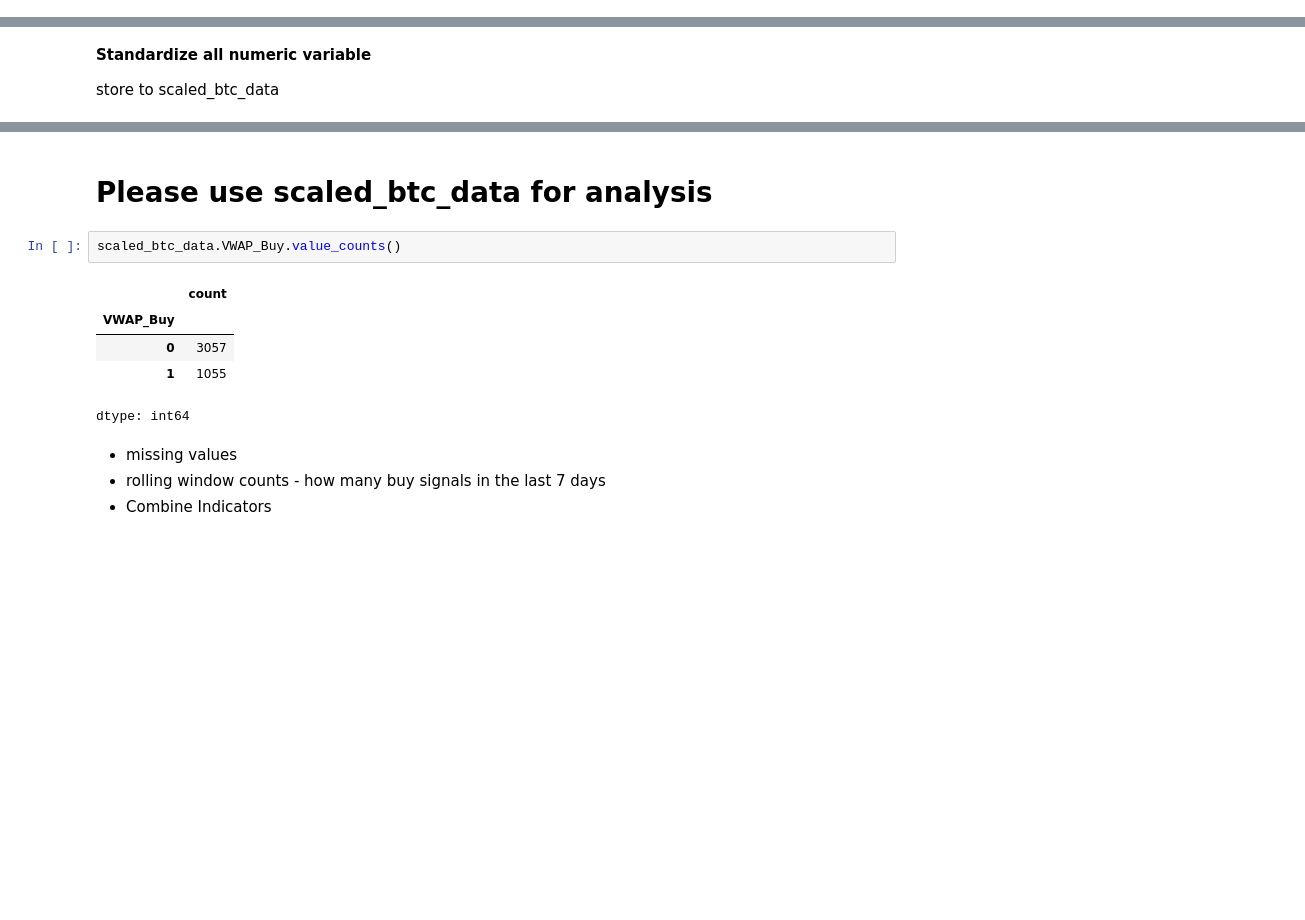
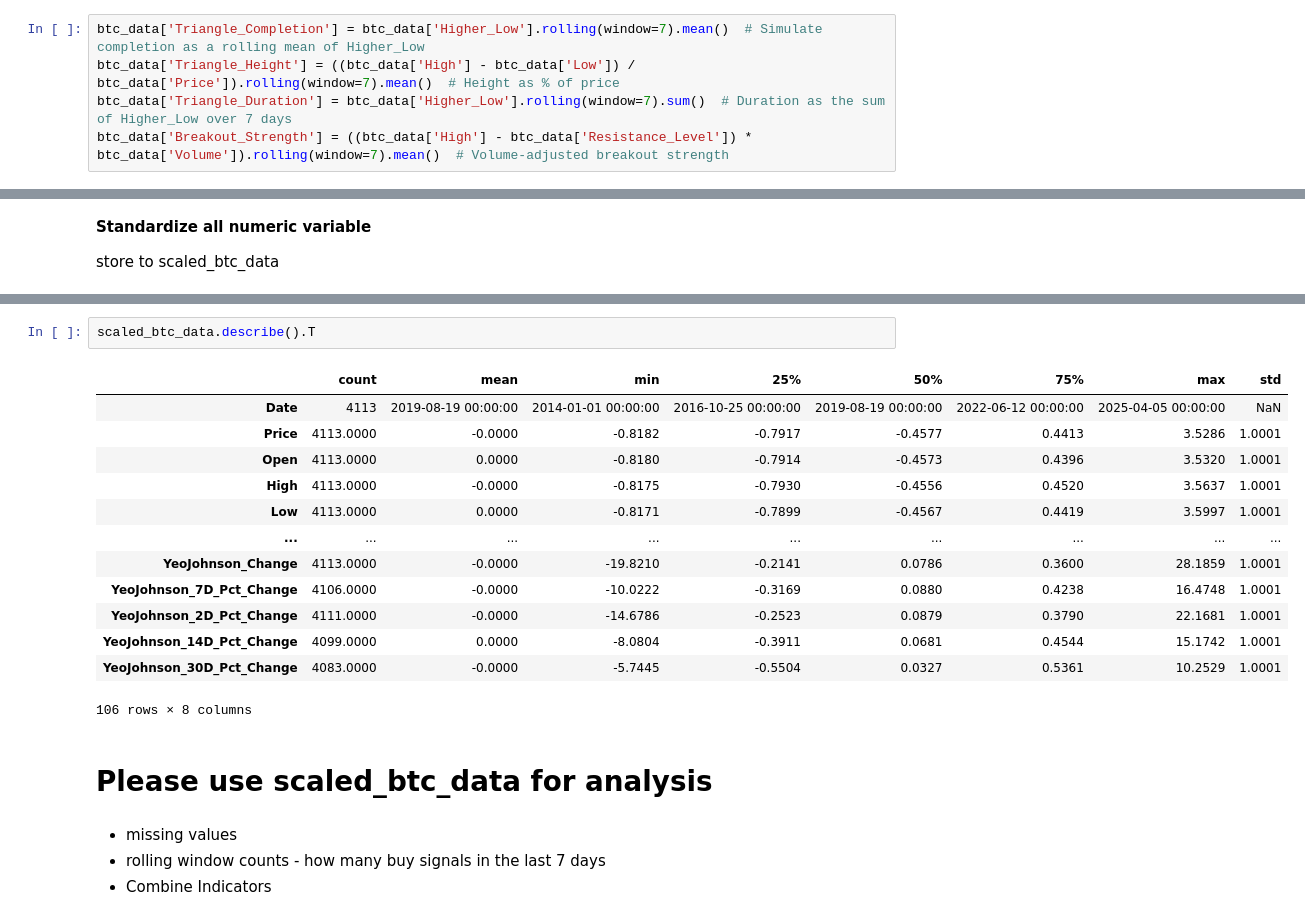
Before and after one commit to Rex-Chan99/Bitcoin_prediction, a Jupyter notebook: Master_dataset.ipynb, the cells around one changed output, grey strips where cells are left out. Saved outputs shown, nothing was run; the diff lists cells and outputs as text; blank space fills up the shorter version.

```diff
--- a/Master_dataset.ipynb
+++ b/Master_dataset.ipynb
@@ -418,0 +549,5 @@ btc_data["2D_Positive"] = (btc_data["2D_Pct_Change"] > 0).astype(int)  # 1 if po
+# %%
+btc_data['Triangle_Completion'] = btc_data['Higher_Low'].rolling(window=7).mean()  # Simulate completion as a rolling mean of Higher_Low
+btc_data['Triangle_Height'] = ((btc_data['High'] - btc_data['Low']) / btc_data['Price']).rolling(window=7).mean()  # Height as % of price
+btc_data['Triangle_Duration'] = btc_data['Higher_Low'].rolling(window=7).sum()  # Duration as the sum of Higher_Low over 7 days
+btc_data['Breakout_Strength'] = ((btc_data['High'] - btc_data['Resistance_Level']) * btc_data['Volume']).rolling(window=7).mean()  # Volume-adjusted breakout strength
@@ -562,13 +978,21 @@ scaled_btc_data.tail()
+# %%
+scaled_btc_data.describe().T
+# %% [output]
+|  | count | mean | min | 25% | 50% | 75% | max | std |
+| Date | 4113 | 2019-08-19 00:00:00 | 2014-01-01 00:00:00 | 2016-10-25 00:00:00 | 2019-08-19 00:00:00 | 2022-06-12 00:00:00 | 2025-04-05 00:00:00 | NaN |
+| Price | 4113.0000 | -0.0000 | -0.8182 | -0.7917 | -0.4577 | 0.4413 | 3.5286 | 1.0001 |
+| Open | 4113.0000 | 0.0000 | -0.8180 | -0.7914 | -0.4573 | 0.4396 | 3.5320 | 1.0001 |
+| High | 4113.0000 | -0.0000 | -0.8175 | -0.7930 | -0.4556 | 0.4520 | 3.5637 | 1.0001 |
+| Low | 4113.0000 | 0.0000 | -0.8171 | -0.7899 | -0.4567 | 0.4419 | 3.5997 | 1.0001 |
+| ... | ... | ... | ... | ... | ... | ... | ... | ... |
+| YeoJohnson_Change | 4113.0000 | -0.0000 | -19.8210 | -0.2141 | 0.0786 | 0.3600 | 28.1859 | 1.0001 |
+| YeoJohnson_7D_Pct_Change | 4106.0000 | -0.0000 | -10.0222 | -0.3169 | 0.0880 | 0.4238 | 16.4748 | 1.0001 |
+| YeoJohnson_2D_Pct_Change | 4111.0000 | -0.0000 | -14.6786 | -0.2523 | 0.0879 | 0.3790 | 22.1681 | 1.0001 |
+| YeoJohnson_14D_Pct_Change | 4099.0000 | 0.0000 | -8.0804 | -0.3911 | 0.0681 | 0.4544 | 15.1742 | 1.0001 |
+| YeoJohnson_30D_Pct_Change | 4083.0000 | -0.0000 | -5.7445 | -0.5504 | 0.0327 | 0.5361 | 10.2529 | 1.0001 |
+106 rows × 8 columns
 # %% [markdown]
 # **Please use scaled_btc_data for analysis**
-# %%
-scaled_btc_data.VWAP_Buy.value_counts()
-# %% [output]
-|  | count |
-| VWAP_Buy |  |
-| 0 | 3057 |
-| 1 | 1055 |
-dtype: int64
 # %% [markdown]
 - missing values
 - rolling window counts - how many buy signals in the last 7 days
```
Also changed, not shown: parts of 79 cells of this notebook.
